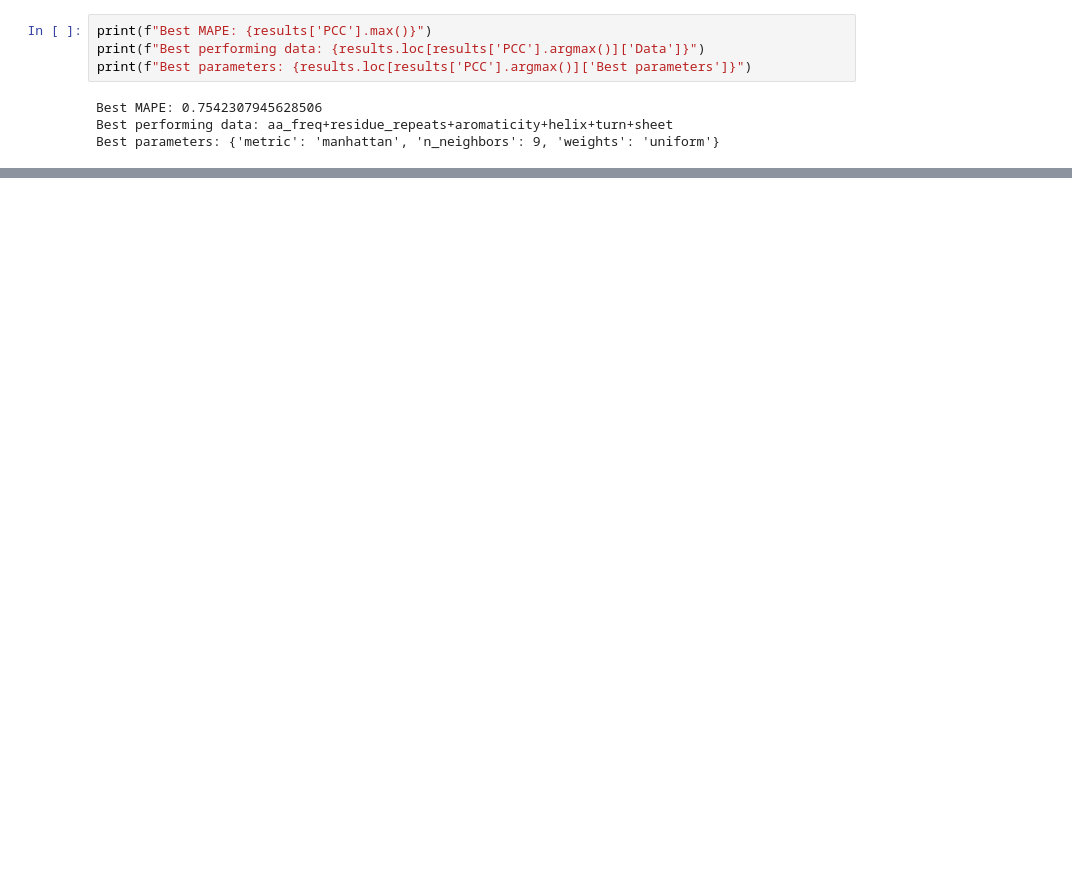
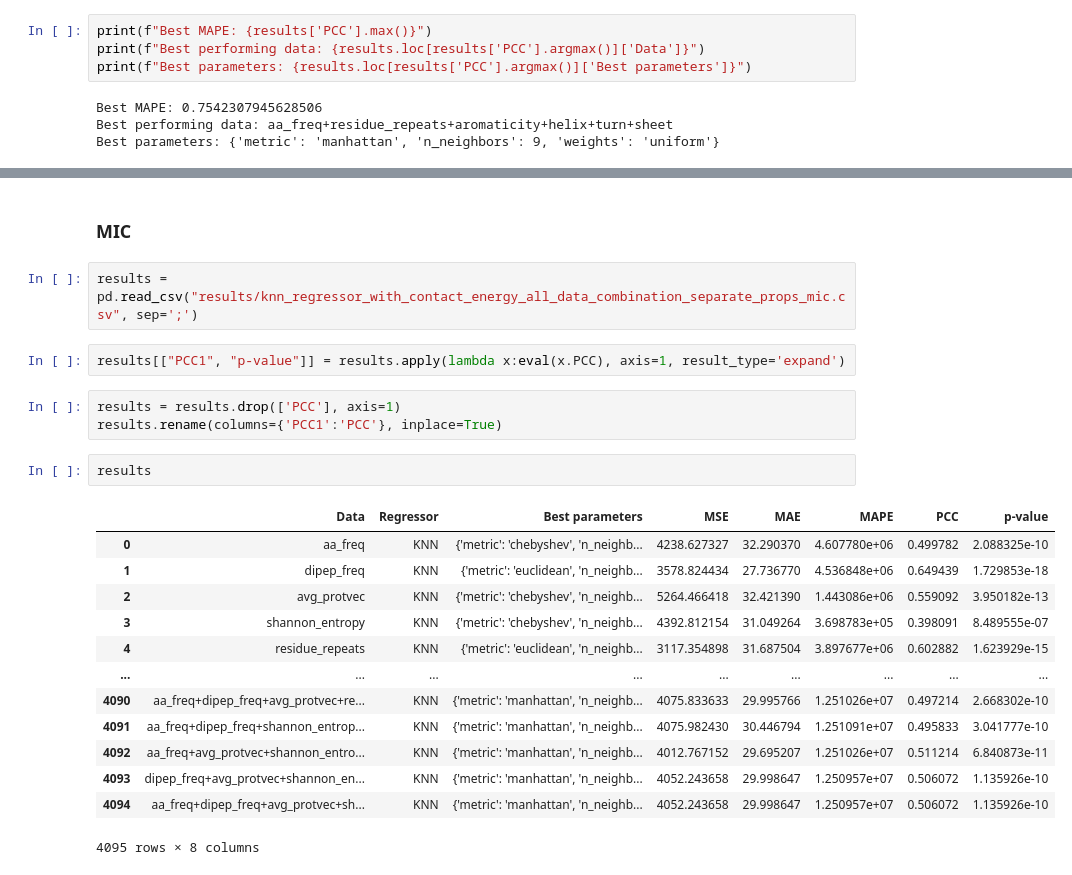
Before and after one commit to thoughtworks/mic-predictor, a Jupyter notebook: notebooks/regressor/kNN_regression_all_data_combinations.ipynb, the cells around one changed output, grey strips where cells are left out. Saved outputs shown, nothing was run; the diff lists cells and outputs as text; blank space fills up the shorter version.

```diff
--- a/notebooks/regressor/kNN_regression_all_data_combinations.ipynb
+++ b/notebooks/regressor/kNN_regression_all_data_combinations.ipynb
@@ -76,0 +126,25 @@ Best parameters: {'metric': 'manhattan', 'n_neighbors': 9, 'weights': 'uniform'}
+# %% [markdown]
+### MIC
+# %%
+results = pd.read_csv("results/knn_regressor_with_contact_energy_all_data_combination_separate_props_mic.csv", sep=';')
+# %%
+results[["PCC1", "p-value"]] = results.apply(lambda x:eval(x.PCC), axis=1, result_type='expand')
+# %%
+results = results.drop(['PCC'], axis=1)
+results.rename(columns={'PCC1':'PCC'}, inplace=True)
+# %%
+results
+# %% [output]
+|  | Data | Regressor | Best parameters | MSE | MAE | MAPE | PCC | p-value |
+| 0 | aa_freq | KNN | {'metric': 'chebyshev', 'n_neighb... | 4238.627327 | 32.290370 | 4.607780e+06 | 0.499782 | 2.088325e-10 |
+| 1 | dipep_freq | KNN | {'metric': 'euclidean', 'n_neighb... | 3578.824434 | 27.736770 | 4.536848e+06 | 0.649439 | 1.729853e-18 |
+| 2 | avg_protvec | KNN | {'metric': 'chebyshev', 'n_neighb... | 5264.466418 | 32.421390 | 1.443086e+06 | 0.559092 | 3.950182e-13 |
+| 3 | shannon_entropy | KNN | {'metric': 'chebyshev', 'n_neighb... | 4392.812154 | 31.049264 | 3.698783e+05 | 0.398091 | 8.489555e-07 |
+| 4 | residue_repeats | KNN | {'metric': 'euclidean', 'n_neighb... | 3117.354898 | 31.687504 | 3.897677e+06 | 0.602882 | 1.623929e-15 |
+| ... | ... | ... | ... | ... | ... | ... | ... | ... |
+| 4090 | aa_freq+dipep_freq+avg_protvec+re... | KNN | {'metric': 'manhattan', 'n_neighb... | 4075.833633 | 29.995766 | 1.251026e+07 | 0.497214 | 2.668302e-10 |
+| 4091 | aa_freq+dipep_freq+shannon_entrop... | KNN | {'metric': 'manhattan', 'n_neighb... | 4075.982430 | 30.446794 | 1.251091e+07 | 0.495833 | 3.041777e-10 |
+| 4092 | aa_freq+avg_protvec+shannon_entro... | KNN | {'metric': 'manhattan', 'n_neighb... | 4012.767152 | 29.695207 | 1.251026e+07 | 0.511214 | 6.840873e-11 |
+| 4093 | dipep_freq+avg_protvec+shannon_en... | KNN | {'metric': 'manhattan', 'n_neighb... | 4052.243658 | 29.998647 | 1.250957e+07 | 0.506072 | 1.135926e-10 |
+| 4094 | aa_freq+dipep_freq+avg_protvec+sh... | KNN | {'metric': 'manhattan', 'n_neighb... | 4052.243658 | 29.998647 | 1.250957e+07 | 0.506072 | 1.135926e-10 |
+4095 rows × 8 columns
```
Also changed, not shown: parts of 14 cells of this notebook, 34 other files.
